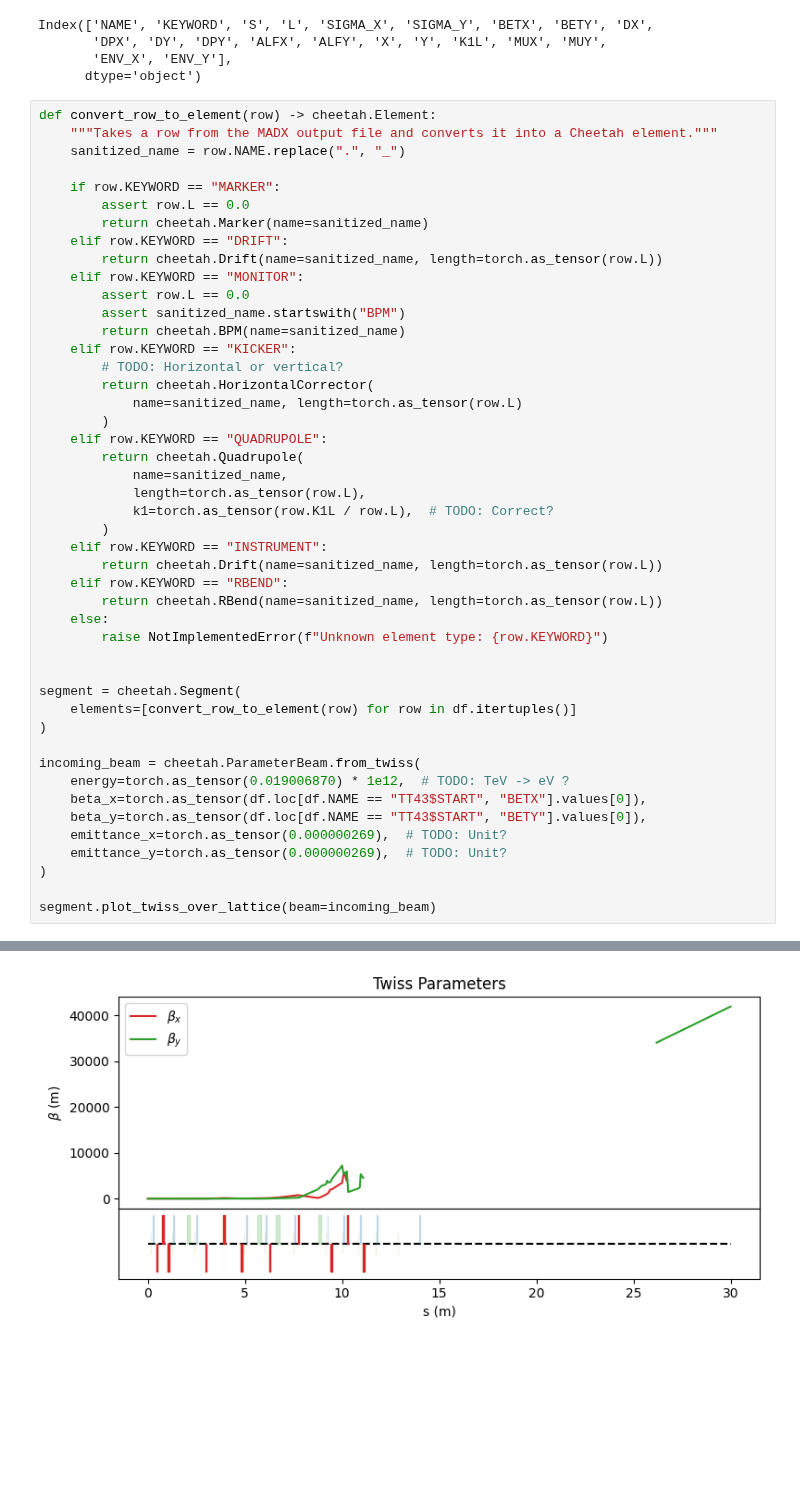
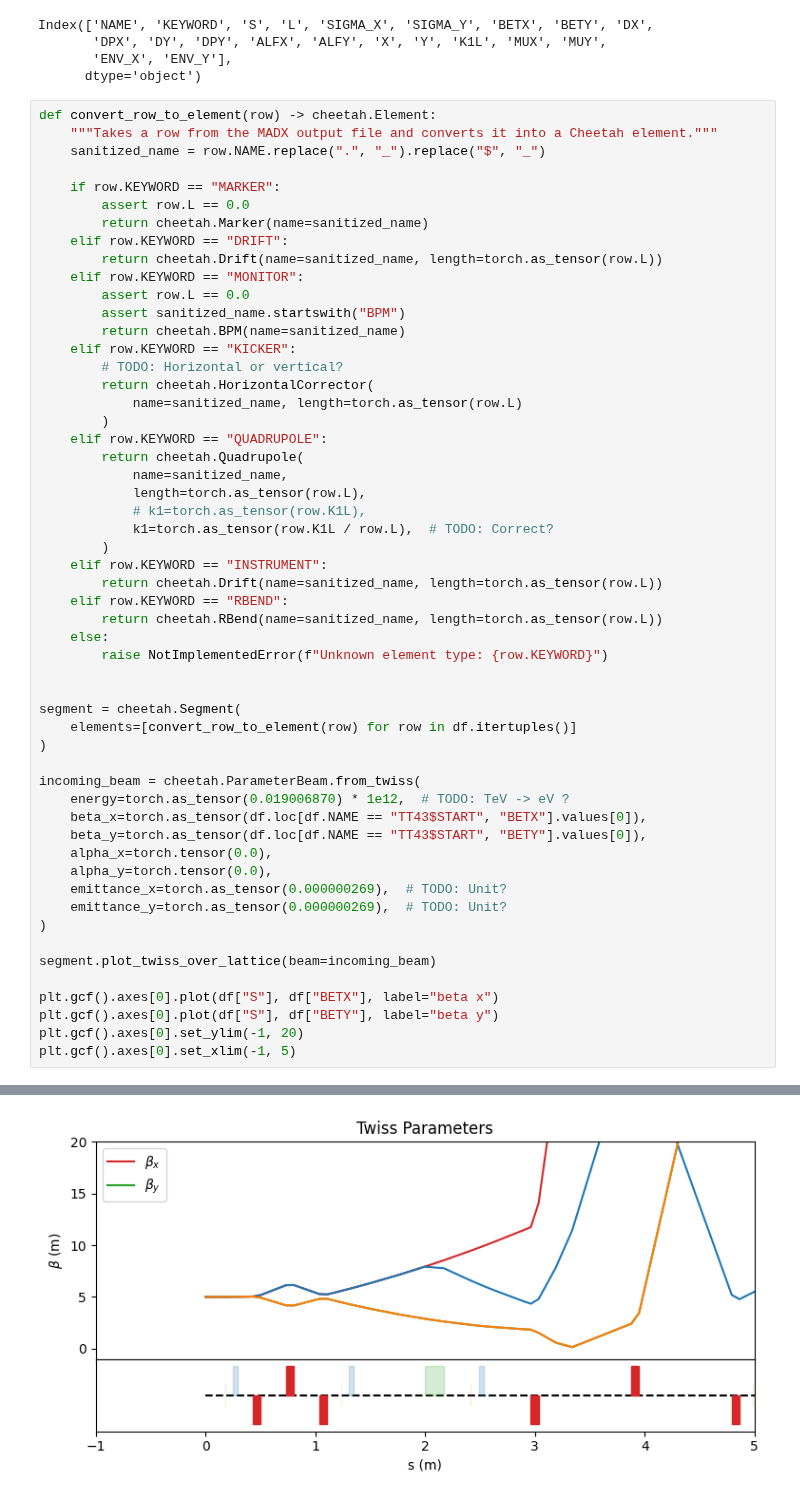
Before and after one commit to RL4AA/rl4aa24-tutorial, a Jupyter notebook: notebooks/load_lattice.ipynb, the cells around one changed output, grey strips where cells are left out. Saved outputs shown, nothing was run; the diff lists cells and outputs as text; blank space fills up the shorter version.

```diff
--- a/notebooks/load_lattice.ipynb
+++ b/notebooks/load_lattice.ipynb
@@ -39,7 +40,7 @@ Index(['NAME', 'KEYWORD', 'S', 'L', 'SIGMA_X', 'SIGMA_Y', 'BETX', 'BETY', 'DX',
 # %%
 def convert_row_to_element(row) -> cheetah.Element:
     """Takes a row from the MADX output file and converts it into a Cheetah element."""
-    sanitized_name = row.NAME.replace(".", "_")
+    sanitized_name = row.NAME.replace(".", "_").replace("$", "_")
 
     if row.KEYWORD == "MARKER":
         assert row.L == 0.0
@@ -59,6 +60,7 @@ def convert_row_to_element(row) -> cheetah.Element:
         return cheetah.Quadrupole(
             name=sanitized_name,
             length=torch.as_tensor(row.L),
+            # k1=torch.as_tensor(row.K1L),
             k1=torch.as_tensor(row.K1L / row.L),  # TODO: Correct?
         )
     elif row.KEYWORD == "INSTRUMENT":
@@ -77,9 +79,16 @@ incoming_beam = cheetah.ParameterBeam.from_twiss(
     energy=torch.as_tensor(0.019006870) * 1e12,  # TODO: TeV -> eV ?
     beta_x=torch.as_tensor(df.loc[df.NAME == "TT43$START", "BETX"].values[0]),
     beta_y=torch.as_tensor(df.loc[df.NAME == "TT43$START", "BETY"].values[0]),
+    alpha_x=torch.tensor(0.0),
+    alpha_y=torch.tensor(0.0),
     emittance_x=torch.as_tensor(0.000000269),  # TODO: Unit?
     emittance_y=torch.as_tensor(0.000000269),  # TODO: Unit?
 )
 
 segment.plot_twiss_over_lattice(beam=incoming_beam)
+
+plt.gcf().axes[0].plot(df["S"], df["BETX"], label="beta x")
+plt.gcf().axes[0].plot(df["S"], df["BETY"], label="beta y")
+plt.gcf().axes[0].set_ylim(-1, 20)
+plt.gcf().axes[0].set_xlim(-1, 5)
 # %% [output]
@@ -86 +96 @@ segment.plot_twiss_over_lattice(beam=incoming_beam)
-[figure, old version]
+[figure, new version]
```
Also changed, not shown: parts of 9 cells of this notebook.
